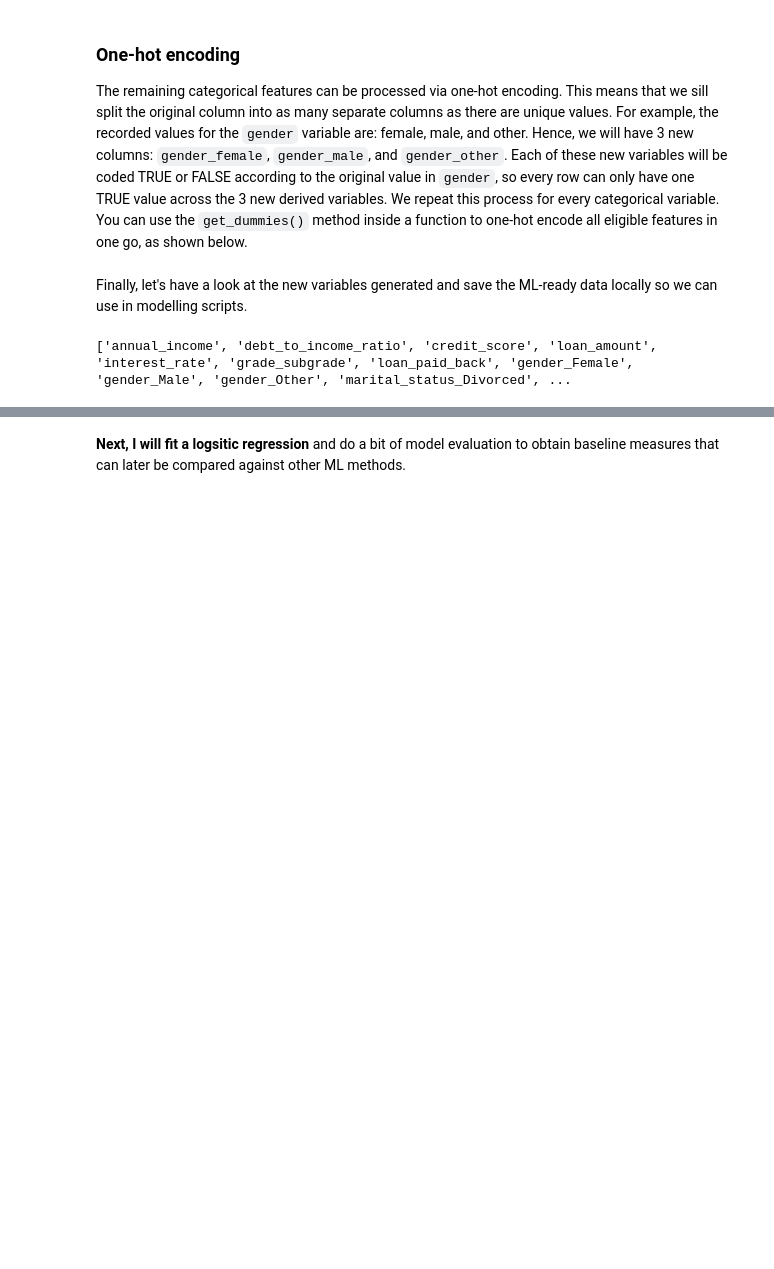
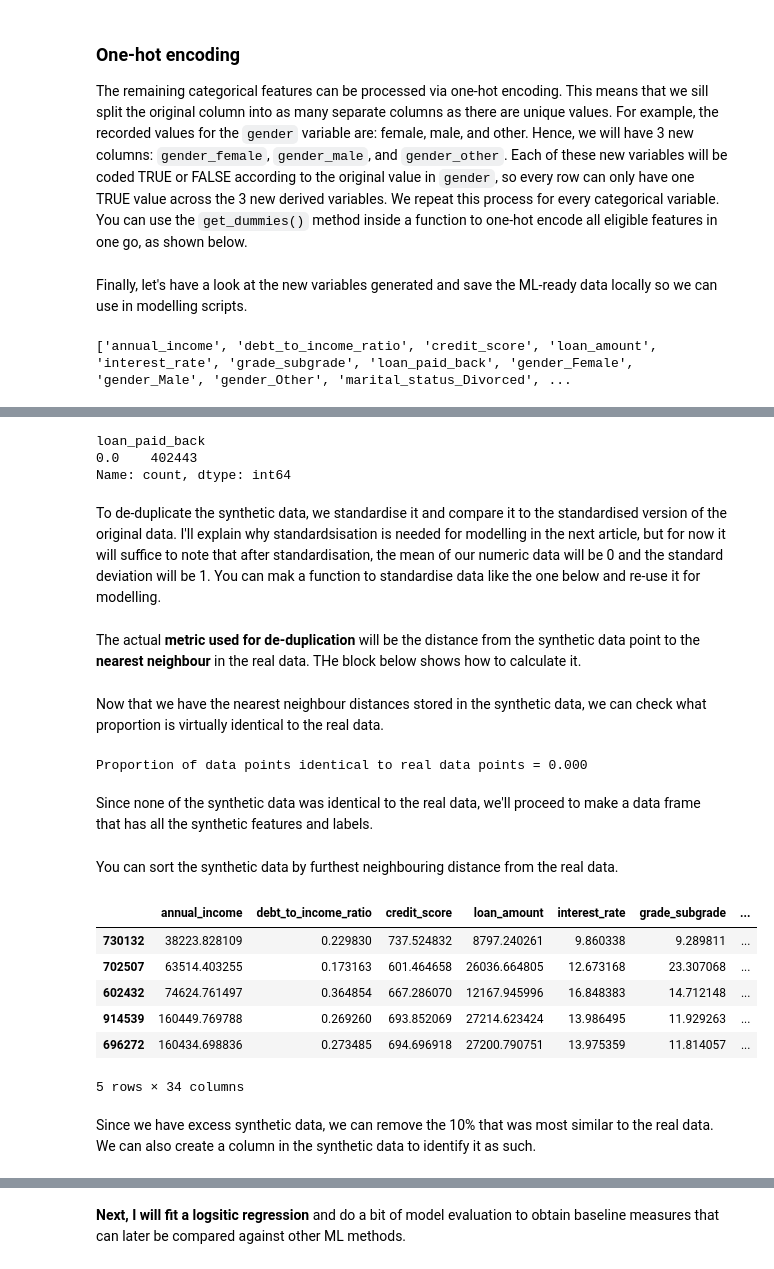
Before and after one commit to znogbes/kaggle-predicting-loan-payback, a Jupyter notebook: eda-and-pre-ml.ipynb, the cells around one changed output, grey strips where cells are left out. Drawn from its saved outputs; the diff is of its cells as text; code cells hidden in the pictures; blank space fills up the shorter version.

```diff
--- a/eda-and-pre-ml.ipynb
+++ b/eda-and-pre-ml.ipynb
@@ -519,0 +698,72 @@ data_encoded.to_csv('./data/data_processed.csv', index=False)
+# %%
+# separate original from synthetic data
+# use copy() to avoid SettingWithCopyWarning
+X_synthetic = X_smote_processed[len(X):].copy()
+y_synthetic = y_smote[len(y):].copy()
+
+# this tells us the amount of synthetic data generated for each class
+# reminder: we did not generate synthetic data for the majority class (payers)
+y_synthetic.value_counts()
+# %% [output]
+loan_paid_back
+0.0    402443
+Name: count, dtype: int64
+# %% [markdown]
+To de-duplicate the synthetic data, we standardise it and compare it to the standardised version of the original data. I'll explain why standardsisation is needed for modelling in the next article, but for now it will suffice to note that after standardisation, the mean of our numeric data will be 0 and the standard deviation will be 1. You can mak a function to standardise data like the one below and re-use it for modelling.
+# %%
+from sklearn.preprocessing import StandardScaler
+
+# function to standardise data (mean = 0, stdev = 1)
+def standardise_data(X_train, X_test):
+    # intialise scaling object
+    sc = StandardScaler()
+    # set on the training set
+    sc.fit(X_train)
+    # apply scaler
+    train_std = sc.fit_transform(X_train)
+    test_std = sc.fit_transform(X_test)
+    return train_std, test_std
+
+X_real_std, X_synthetic_std = standardise_data(X, X_synthetic)
+# %% [markdown]
+The actual **metric used for de-duplication** will be the distance from the synthetic data point to the **nearest neighbour** in the real data. THe block below shows how to calculate it.
+# %%
+# below takes a couple of minutes to run
+# find nearest neighbour in the real data for each synthetic data point
+nn = NearestNeighbors(n_neighbors=1, algorithm='auto').fit(X_real_std)
+dists, idxs = nn.kneighbors(X_synthetic_std)
+
+# store the distances and indices of nearest neighbours
+X_synthetic['nearest_neighbour_distance'] = list(dists.flatten())
+X_synthetic['nearest_neighbour_index_real_data'] = list(idxs.flatten())
+# %% [markdown]
+Now that we have the nearest neighbour distances stored in the synthetic data, we can check what proportion is virtually identical to the real data.
+# %%
+identical = X_synthetic['nearest_neighbour_distance'] < 0.001
+
+print (f"Proportion of data points identical to real data points =",
+       f"{identical.mean():0.3f}")
+# %% [output]
+Proportion of data points identical to real data points = 0.000
+# %% [markdown]
+Since none of the synthetic data was identical to the real data, we'll proceed to make a data frame that has all the synthetic features and labels.
+# %%
+# make data frame of all synthetic data (features and labels)
+data_synthetic = pd.concat([X_synthetic, y_synthetic], axis=1)
+# %% [markdown]
+You can sort the synthetic data by furthest neighbouring distance from the real data.
+# %%
+# sort by furthest distance to nearest neighbour in real data
+data_synthetic.sort_values(by='nearest_neighbour_distance',
+                                 ascending=False, inplace=True)
+data_synthetic.head()
+# %% [output]
+|  | annual_income | debt_to_income_ratio | credit_score | loan_amount | interest_rate | grade_subgrade | ... |
+| 730132 | 38223.828109 | 0.229830 | 737.524832 | 8797.240261 | 9.860338 | 9.289811 | ... |
+| 702507 | 63514.403255 | 0.173163 | 601.464658 | 26036.664805 | 12.673168 | 23.307068 | ... |
+| 602432 | 74624.761497 | 0.364854 | 667.286070 | 12167.945996 | 16.848383 | 14.712148 | ... |
+| 914539 | 160449.769788 | 0.269260 | 693.852069 | 27214.623424 | 13.986495 | 11.929263 | ... |
+| 696272 | 160434.698836 | 0.273485 | 694.696918 | 27200.790751 | 13.975359 | 11.814057 | ... |
+5 rows × 34 columns
+# %% [markdown]
+Since we have excess synthetic data, we can remove the 10% that was most similar to the real data. We can also create a column in the synthetic data to identify it as such.
```
Also changed, not shown: parts of 18 cells of this notebook, 1 other file.
